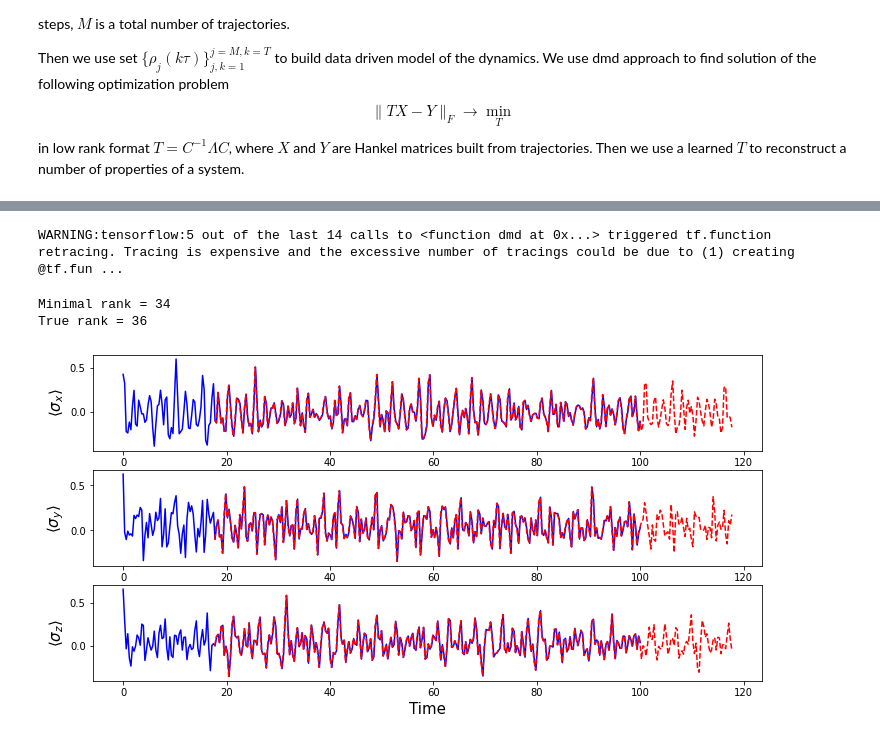
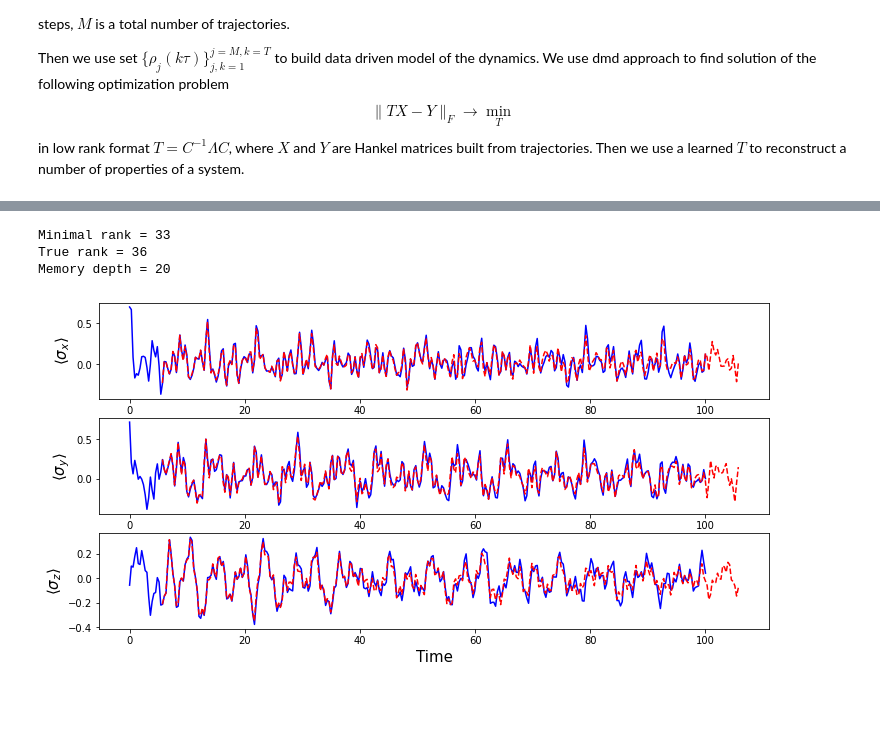
Before and after one commit to LuchnikovI/Dynamic-mode-decomposition-for-open-quantum-systems-identification, a Jupyter notebook: Playground_random_lindbladians.ipynb, the cells around one changed output, grey strips where cells are left out. Saved outputs shown, nothing was run; the diff lists cells and outputs as text; code cells hidden in the pictures; blank space fills up the shorter version.

```diff
--- a/Playground_random_lindbladians.ipynb
+++ b/Playground_random_lindbladians.ipynb
@@ -33,6 +25,7 @@ time_step = 0.3  # time step size
 total_time = 100  # total simulation time
 number_of_lines = 2  # number of parallel experiments
 size_of_mem = 3  # memory size
+eps = 0.001  # std of noise
 #----------------------------------------------------------#
 
 # pauli matrices
@@ -57,8 +50,14 @@ psi = psi / tf.linalg.norm(psi, axis=1, keepdims=True)
 rho = psi[:, tf.newaxis] * tf.math.conj(psi)[..., tf.newaxis]
 
 # dynamics simulation
-train_set = model.dynamics(total_time, time_step, rho)
+train_set_wn = model.dynamics(total_time, time_step, rho)
+# + noise
+train_set = train_set_wn + eps * tf.complex(tf.random.normal(train_set.shape, dtype=tf.float64),
+                                           tf.random.normal(train_set.shape, dtype=tf.float64))
+
+# Bloch vectors
 X_train = tf.tensordot(train_set, pauli, [[2, 3], [2, 1]])
+X_train_wn = tf.tensordot(train_set_wn, pauli, [[2, 3], [2, 1]])
 
 # plotting some dynamics
 time = tf.linspace(0, total_time, X_train.shape[1])
@@ -71,4 +70,8 @@ plt.xlabel('Time', fontsize=15)
 plt.legend([r'${\rm Tr}(\varrho \sigma_x)$',
             r'${\rm Tr}(\varrho \sigma_y)$',
             r'${\rm Tr}(\varrho \sigma_z)$'], fontsize=20)
+
+plt.figure(figsize=(12, 6))
+plt.plot(time, X_train_wn[0, :, 0], 'r')
+plt.plot(time, X_train[0, :, 0], 'b--')
 # %% [output]
@@ -77,48 +81,49 @@ plt.legend([r'${\rm Tr}(\varrho \sigma_x)$',
 # %%
 #------------------------Parameters--------------------------#
-K = 60  # memory depth
-eps = 1e-6  # tolerance
+eps = 0.001  # level of noise
 #------------------------------------------------------------#
 
 # embedding
 emb = Embedding()
 # learn embedding
-emb.learn(train_set, K, eps)
+emb.learn(train_set, eps=eps, auto_K=True)
 # min rank
 rank = emb.rank
+K = emb.K
 # prediction
 test_set = model.dynamics(total_time, time_step, rho)
 prediction = emb.predict(test_set[0, :K],
                          test_set.shape[1])
 # corresponding bloch vectors
 X_predicted = tf.tensordot(prediction, pauli, [[1, 2], [2, 1]])
 # test bloch vectors
 X_test = tf.tensordot(test_set, pauli, [[2, 3], [2, 1]])
 
 
 # plotting
 time = tf.linspace(0, total_time, X_test.shape[1])
 plt.figure(figsize=(12, 6))
 plt.subplot(311)
 plt.plot(time, X_test[0, :, 0], 'b')
 plt.plot(time + (K - 1) * time_step, X_predicted[:, 0], 'r--')
 plt.ylabel(r'$\langle\sigma_x\rangle$', fontsize=15)
 plt.subplot(312)
 plt.plot(time, X_test[0, :, 1], 'b')
 plt.plot(time + (K - 1) * time_step, X_predicted[:, 1], 'r--')
 plt.ylabel(r'$\langle\sigma_y\rangle$', fontsize=15)
 plt.subplot(313)
 plt.plot(time, X_test[0, :, 2], 'b')
 plt.plot(time + (K - 1) * time_step, X_predicted[:, 2], 'r--')
 plt.xlabel('Time', fontsize=15)
 plt.ylabel(r'$\langle\sigma_z\rangle$', fontsize=15)
 print('Minimal rank = {}'.format(rank))
 print('True rank = {}'.format(4 * size_of_mem ** 2))
+print('Memory depth = {}'.format(K))
 # %% [output]
-WARNING:tensorflow:5 out of the last 14 calls to <function dmd at 0x...> triggered tf.function retracing. Tracing is expensive and the excessive number of tracings could be due to (1) creating @tf.fun ...
+Minimal rank = 33
+True rank = 36
+Memory depth = 20
-Minimal rank = 34
-True rank = 36
-[figure, old version]
+[figure, new version]
 # %%
 # exact eigenvalues
 true_gen_lmbd, _ = tf.linalg.eig(model.gen)
```
Also changed, not shown: parts of 3 cells of this notebook.
